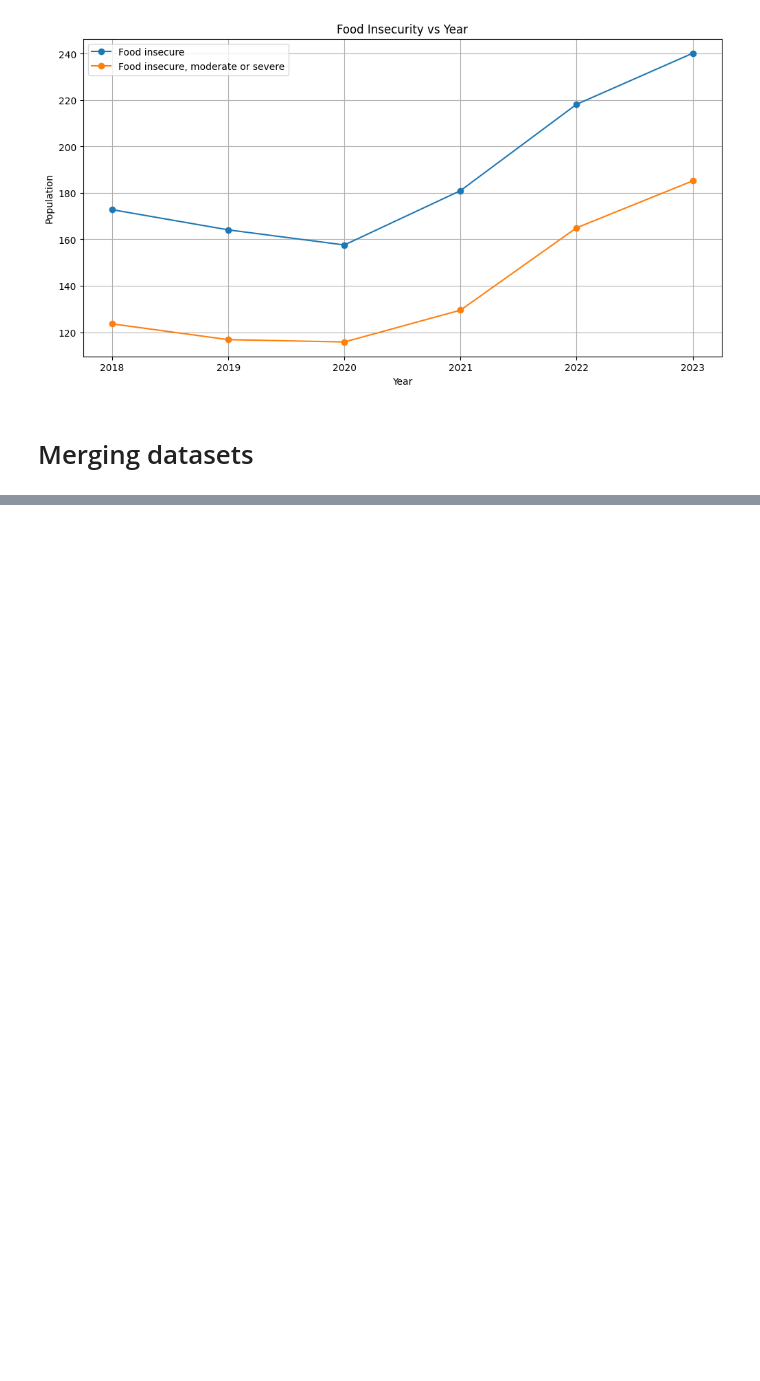
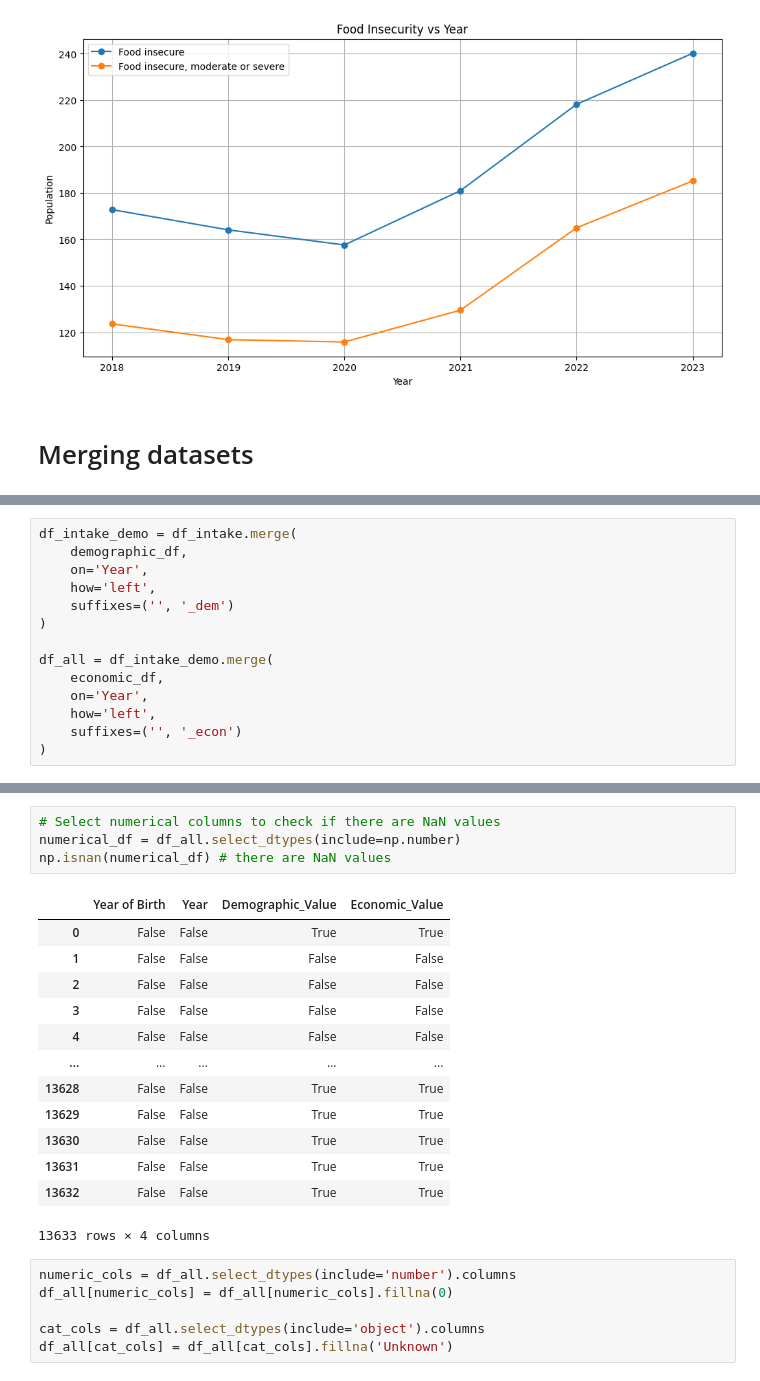
Before and after one commit to pheaktralean/ConcordIA, a Jupyter notebook: food_security_forecasting/food_security.ipynb, the cells around one changed output, grey strips where cells are left out. Drawn from its saved outputs; the diff is of its cells as text; blank space fills up the shorter version.

```diff
--- a/food_security_forecasting/food_security.ipynb
+++ b/food_security_forecasting/food_security.ipynb
@@ -647,0 +436,14 @@ plt.show()
+# %%
+df_intake_demo = df_intake.merge(
+    demographic_df,
+    on='Year',
+    how='left',
+    suffixes=('', '_dem')
+)
+
+df_all = df_intake_demo.merge(
+    economic_df,
+    on='Year',
+    how='left',
+    suffixes=('', '_econ')
+)
@@ -647,0 +470,24 @@ plt.show()
+# %%
+# Select numerical columns to check if there are NaN values
+numerical_df = df_all.select_dtypes(include=np.number)
+np.isnan(numerical_df) # there are NaN values
+# %% [output]
+|  | Year of Birth | Year | Demographic_Value | Economic_Value |
+| 0 | False | False | True | True |
+| 1 | False | False | False | False |
+| 2 | False | False | False | False |
+| 3 | False | False | False | False |
+| 4 | False | False | False | False |
+| ... | ... | ... | ... | ... |
+| 13628 | False | False | True | True |
+| 13629 | False | False | True | True |
+| 13630 | False | False | True | True |
+| 13631 | False | False | True | True |
+| 13632 | False | False | True | True |
+13633 rows × 4 columns
+# %%
+numeric_cols = df_all.select_dtypes(include='number').columns
+df_all[numeric_cols] = df_all[numeric_cols].fillna(0)
+
+cat_cols = df_all.select_dtypes(include='object').columns
+df_all[cat_cols] = df_all[cat_cols].fillna('Unknown')
```
Also changed, not shown: parts of 48 cells of this notebook.
